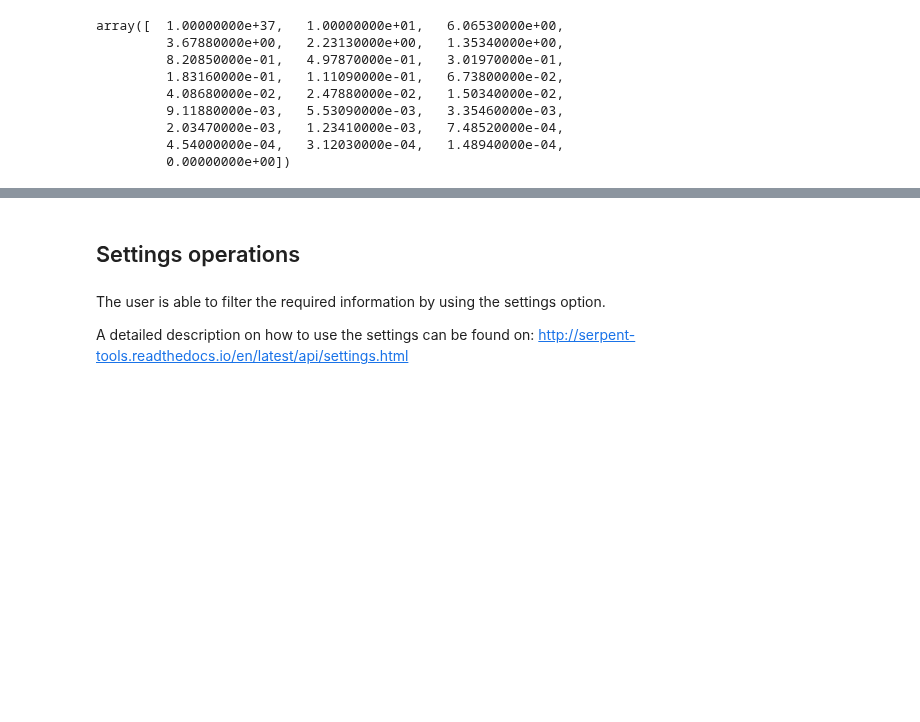
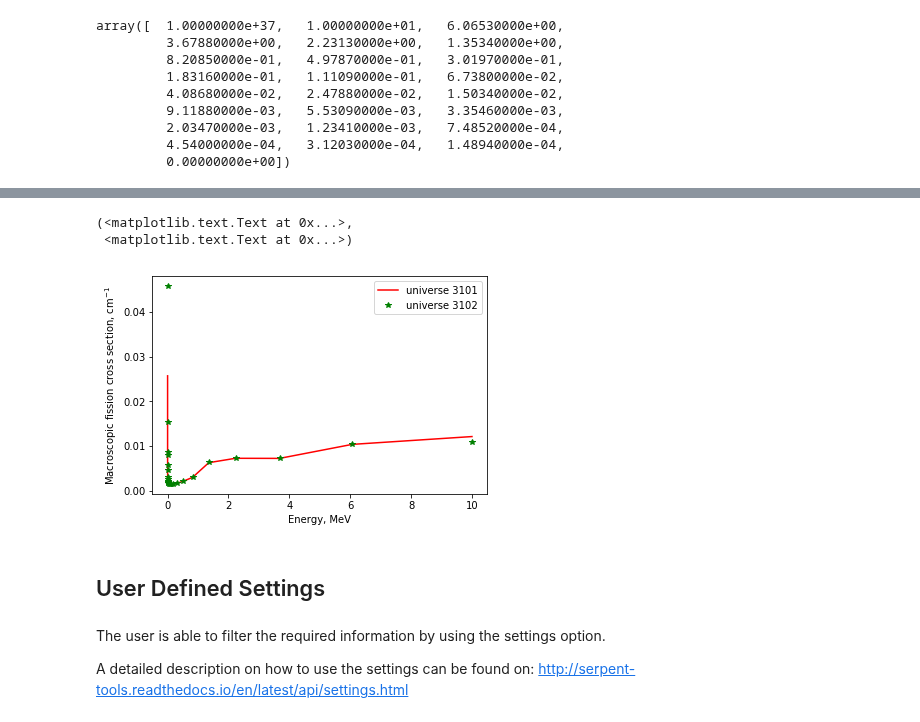
Before and after one commit to CORE-GATECH-GROUP/serpent-tools, a Jupyter notebook: examples/ResultsReader.ipynb, the cells around one changed output, grey strips where cells are left out. Cells and saved outputs as stored; diff of their text form; code cells hidden in the pictures; blank space fills up the shorter version.

```diff
--- a/examples/ResultsReader.ipynb
+++ b/examples/ResultsReader.ipynb
@@ -176,0 +207,5 @@ http://serpent-tools.readthedocs.io/en/latest/api/containers.html
+# %%
+# Examples to use various time entries
+univ3101 = res.getUniv('3101', index=4) # obtain the results for universe=3101 and index=4
+univ3102 = res.getUniv('3102', burnup=0.1) # obtain the results for universe=3102 and index=0.1 MWd/kgU
+univ0 = res.getUniv('0', timeDays=24.0096) # obtain the results for universe=0 and index=24.0096 days
@@ -295,5 +340,20 @@ plt.xlabel('Energy, MeV'), plt.ylabel('Macroscopic absorption cross section, cm$
+# %%
+# obtain the energy grid in descending order (high to low energy)
+xdata = univ3101.metadata['macroE'][1:]
+# obtain the inifinite fiss. xs
+ydata3101 = univ3101.infExp['infFiss'] # for universe 3101 and index=2
+ydata3102 = univ3102.infExp['infFiss'] # for universe 3102 and index=4
+# %%
+plt.plot(xdata, ydata3101,'r', label='universe 3101')
+plt.plot(xdata, ydata3102,'*g', label='universe 3102')
+plt.legend()
+plt.xlabel('Energy, MeV'), plt.ylabel('Macroscopic fission cross section, cm$^{-1}$')
+# %% [output]
+(<matplotlib.text.Text at 0x...>,
+ <matplotlib.text.Text at 0x...>)
+[figure, added]
 # %% [markdown]
-##  Settings operations
+##  User Defined Settings
 # %% [markdown]
 The user is able to filter the required information by using the settings option.
 
```
Also changed, not shown: parts of 33 cells of this notebook, 2 other files.
